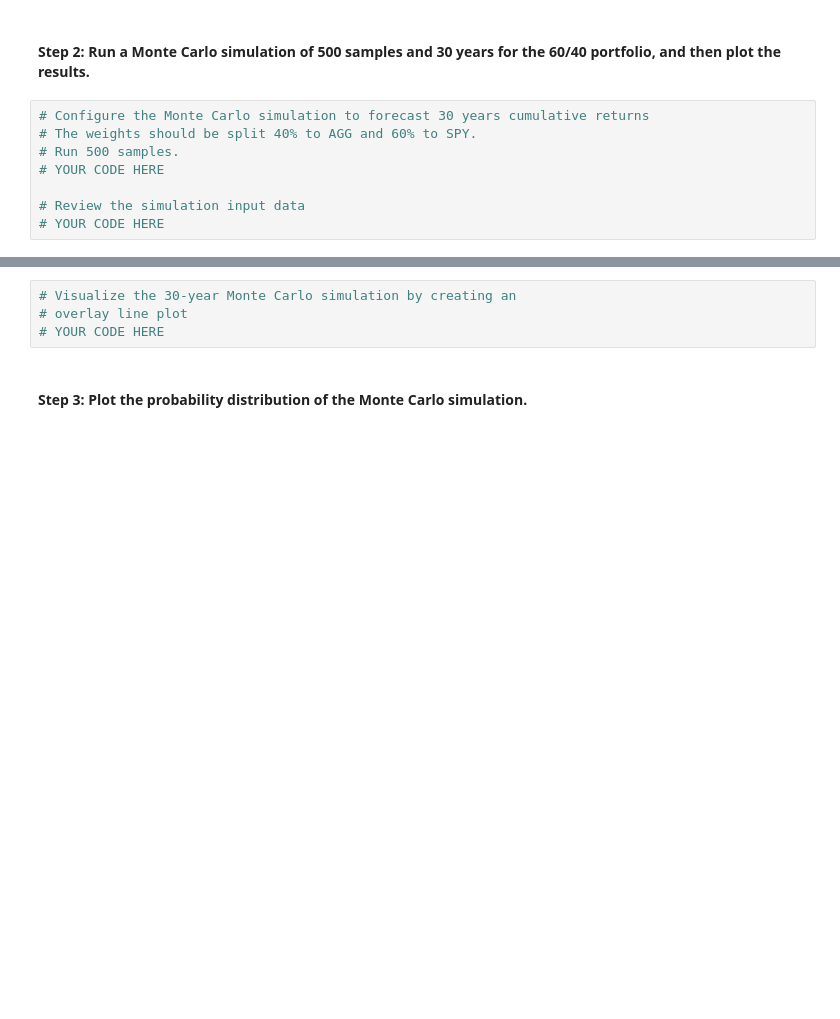
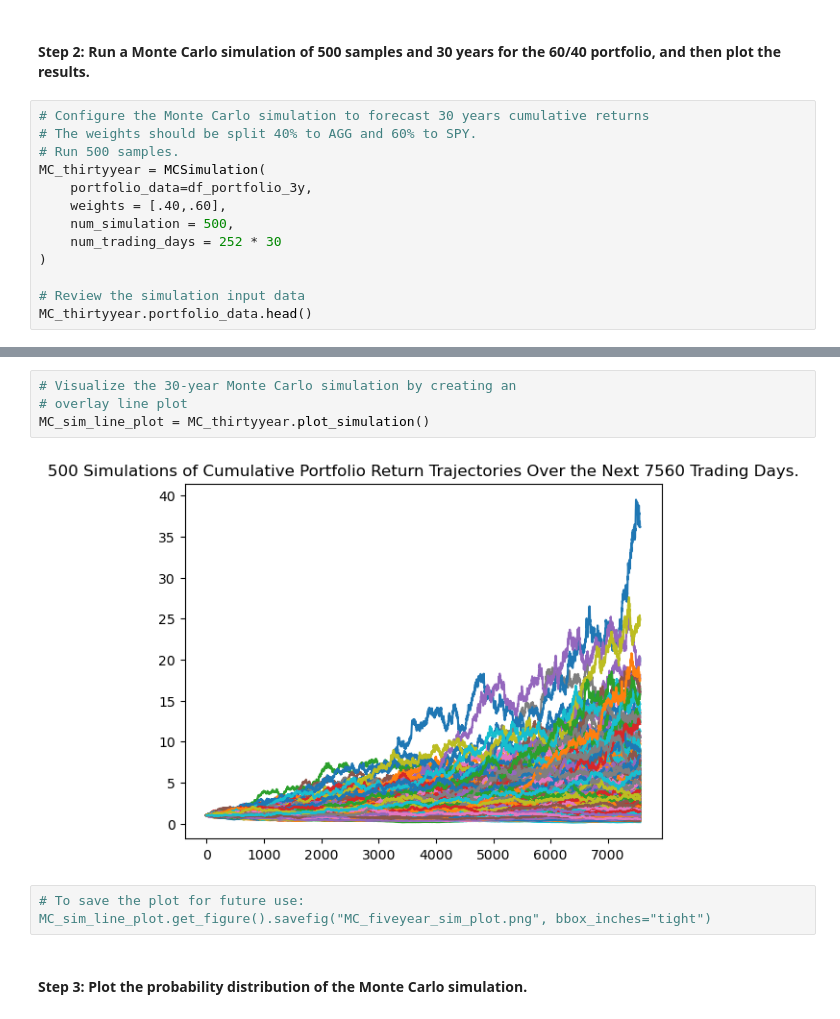
Before and after one commit to SkyRanger05/Module-Challenges, a Jupyter notebook: financial_planning_tools.ipynb, the cells around one changed output, grey strips where cells are left out. Saved outputs shown, nothing was run; the diff lists cells and outputs as text; blank space fills up the shorter version.

Commit message:
Added simulations and visuals

```diff
--- a/financial_planning_tools.ipynb
+++ b/financial_planning_tools.ipynb
@@ -578,7 +620,12 @@ a
 # Configure the Monte Carlo simulation to forecast 30 years cumulative returns
 # The weights should be split 40% to AGG and 60% to SPY.
 # Run 500 samples.
-# YOUR CODE HERE
+MC_thirtyyear = MCSimulation(
+    portfolio_data=df_portfolio_3y,
+    weights = [.40,.60],
+    num_simulation = 500,
+    num_trading_days = 252 * 30
+)
 
 # Review the simulation input data
-# YOUR CODE HERE
+MC_thirtyyear.portfolio_data.head()
@@ -588,7 +672,11 @@ a
 # %%
 # Visualize the 30-year Monte Carlo simulation by creating an
 # overlay line plot
-# YOUR CODE HERE
+MC_sim_line_plot = MC_thirtyyear.plot_simulation()
+# %% [output]
+[figure, added]
+# %%
+# To save the plot for future use: MC_sim_line_plot.get_figure().savefig("MC_fiveyear_sim_plot.png", bbox_inches="tight")
 # %% [markdown]
 #### Step 3: Plot the probability distribution of the Monte Carlo simulation.
 # %%
```
Also changed, not shown: parts of 40 cells of this notebook.
